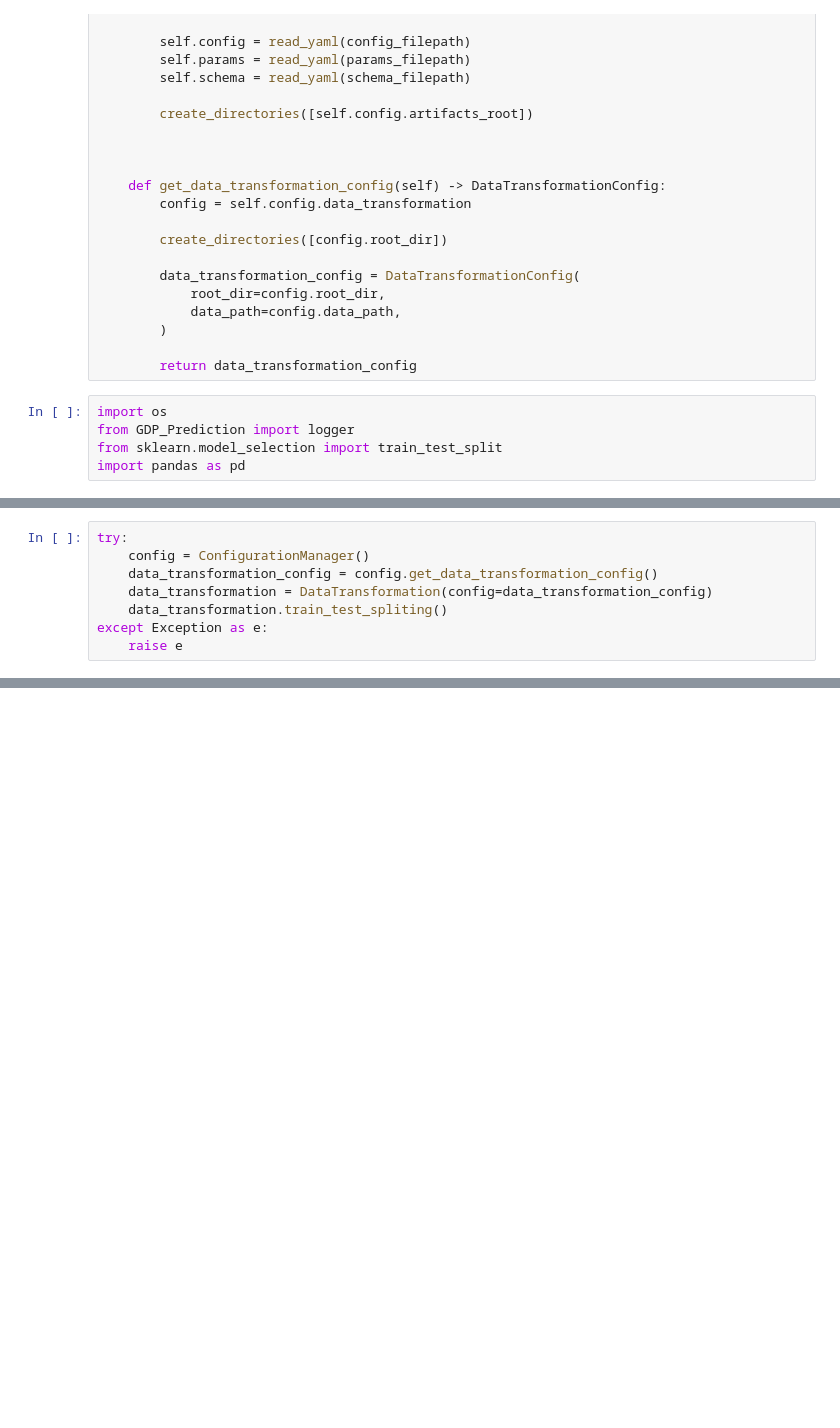
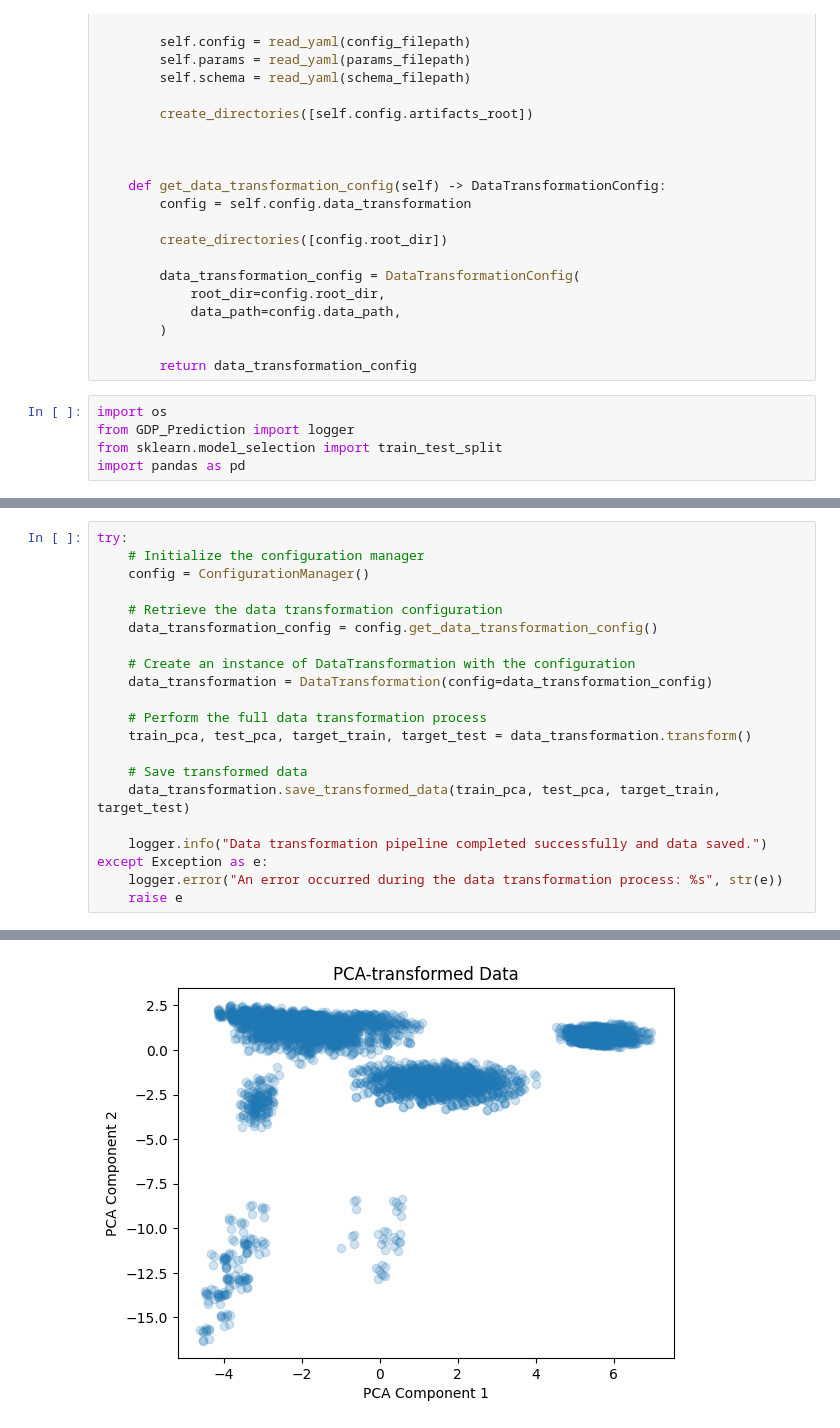
Before and after one commit to Jakee4488/Mushroom_Prediction_ML_project, a Jupyter notebook: research/data_transformation.ipynb, the cells around one changed output, grey strips where cells are left out. Drawn from its saved outputs; the diff is of its cells as text; blank space fills up the shorter version.

```diff
--- a/research/data_transformation.ipynb
+++ b/research/data_transformation.ipynb
@@ -78,8 +50,0 @@ class DataTransformation:
-# %%
-try:
-    config = ConfigurationManager()
-    data_transformation_config = config.get_data_transformation_config()
-    data_transformation = DataTransformation(config=data_transformation_config)
-    data_transformation.train_test_spliting()
-except Exception as e:
-    raise e
@@ -96,0 +151,22 @@ except Exception as e:
+# %%
+try:
+    # Initialize the configuration manager
+    config = ConfigurationManager()
+
+    # Retrieve the data transformation configuration
+    data_transformation_config = config.get_data_transformation_config()
+
+    # Create an instance of DataTransformation with the configuration
+    data_transformation = DataTransformation(config=data_transformation_config)
+
+    # Perform the full data transformation process
+    train_pca, test_pca, target_train, target_test = data_transformation.transform()
+
+    # Save transformed data
+    data_transformation.save_transformed_data(train_pca, test_pca, target_train, target_test)
+
+    logger.info("Data transformation pipeline completed successfully and data saved.")
+except Exception as e:
+    logger.error("An error occurred during the data transformation process: %s", str(e))
+    raise e
+# %% [output]
@@ -96,0 +182 @@ except Exception as e:
+[figure, added]
```
Also changed, not shown: parts of 4 cells of this notebook, 34 other files.
